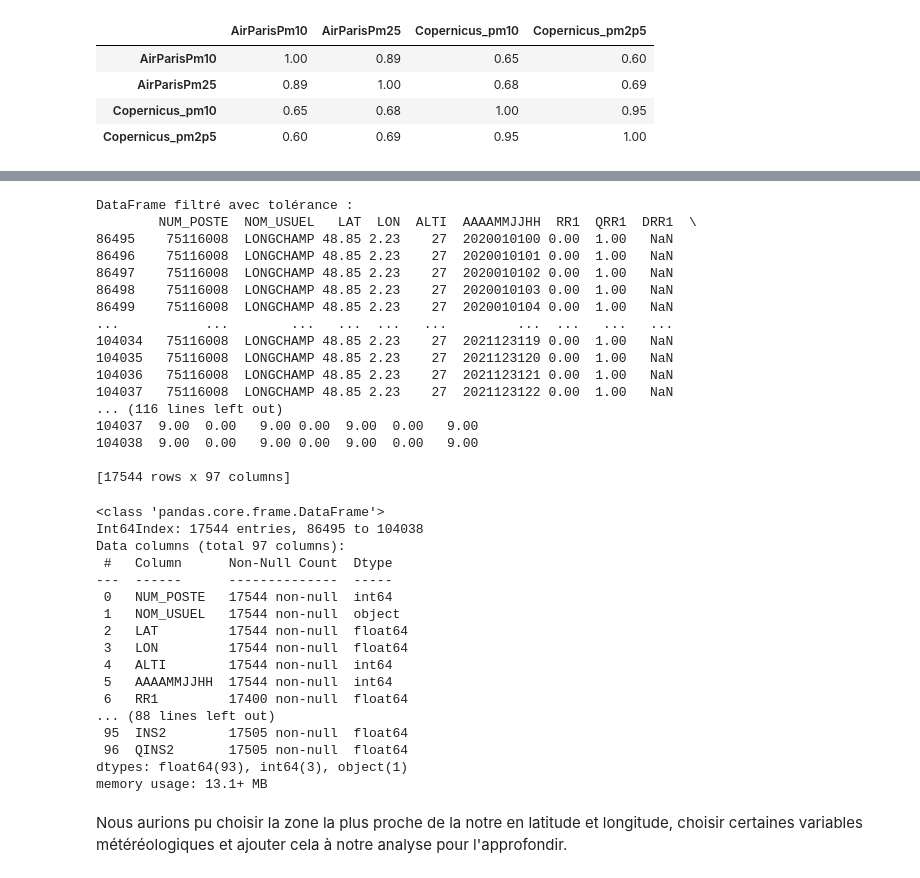
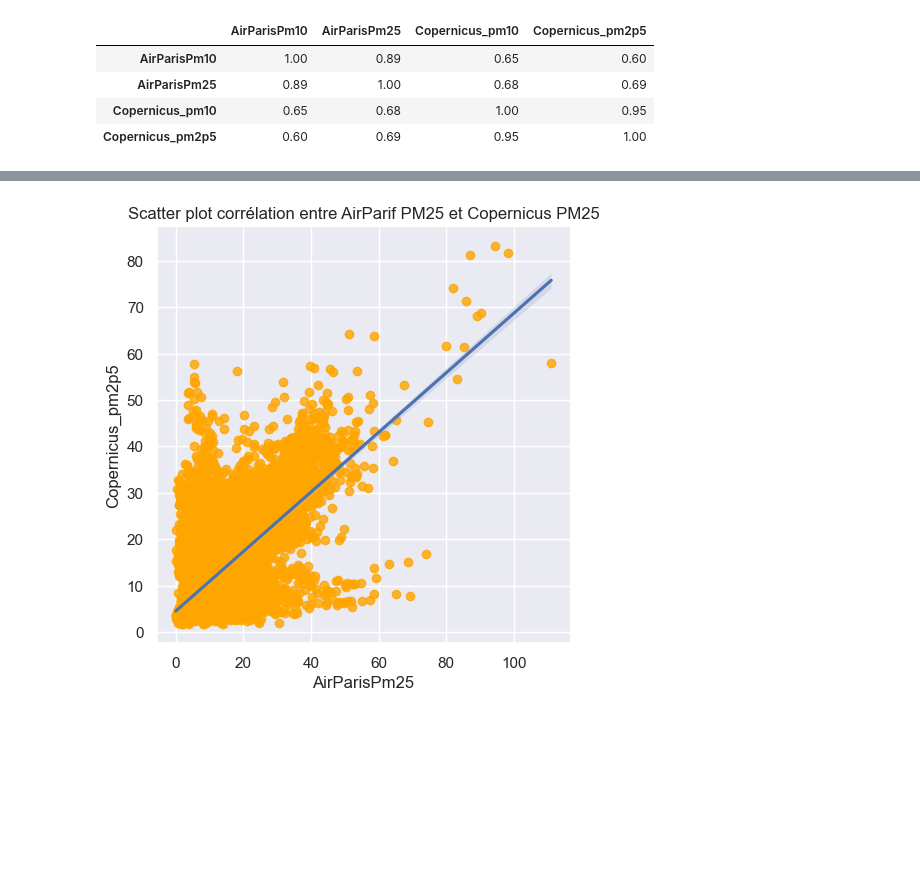
Before and after one commit to M99Zayn/Projet-Copernicus, a Jupyter notebook: Copernicus_AirParif_EDA.ipynb, the cells around one changed output, grey strips where cells are left out. Cells and saved outputs as stored; diff of their text form; code cells hidden in the pictures; blank space fills up the shorter version.

```diff
--- a/Copernicus_AirParif_EDA.ipynb
+++ b/Copernicus_AirParif_EDA.ipynb
@@ -567,47 +510,0 @@ DataFrame filtré avec tolérance :
-# %%
-lat_filtre = 2.23
-tolerance = 0.01  # Tolérance pour les comparaisons
-
-meteo = meteo.loc[meteo['LON'].between(lat_filtre - tolerance, lat_filtre + tolerance)]
-
-# Affiche le DataFrame filtré
-print("\nDataFrame filtré avec tolérance :")
-print(meteo)
-# %% [output]
-DataFrame filtré avec tolérance :
-        NUM_POSTE  NOM_USUEL   LAT  LON  ALTI  AAAAMMJJHH  RR1  QRR1  DRR1  \
-86495    75116008  LONGCHAMP 48.85 2.23    27  2020010100 0.00  1.00   NaN
-86496    75116008  LONGCHAMP 48.85 2.23    27  2020010101 0.00  1.00   NaN
-86497    75116008  LONGCHAMP 48.85 2.23    27  2020010102 0.00  1.00   NaN
-86498    75116008  LONGCHAMP 48.85 2.23    27  2020010103 0.00  1.00   NaN
-86499    75116008  LONGCHAMP 48.85 2.23    27  2020010104 0.00  1.00   NaN
-...           ...        ...   ...  ...   ...         ...  ...   ...   ...
-104034   75116008  LONGCHAMP 48.85 2.23    27  2021123119 0.00  1.00   NaN
-104035   75116008  LONGCHAMP 48.85 2.23    27  2021123120 0.00  1.00   NaN
-104036   75116008  LONGCHAMP 48.85 2.23    27  2021123121 0.00  1.00   NaN
-104037   75116008  LONGCHAMP 48.85 2.23    27  2021123122 0.00  1.00   NaN
-... (116 lines left out)
-104037  9.00  0.00   9.00 0.00  9.00  0.00   9.00
-104038  9.00  0.00   9.00 0.00  9.00  0.00   9.00
-
-[17544 rows x 97 columns]
-# %%
-meteo.info()
-# %% [output]
-<class 'pandas.core.frame.DataFrame'>
-Int64Index: 17544 entries, 86495 to 104038
-Data columns (total 97 columns):
- #   Column      Non-Null Count  Dtype
----  ------      --------------  -----
- 0   NUM_POSTE   17544 non-null  int64
- 1   NOM_USUEL   17544 non-null  object
- 2   LAT         17544 non-null  float64
- 3   LON         17544 non-null  float64
- 4   ALTI        17544 non-null  int64
- 5   AAAAMMJJHH  17544 non-null  int64
- 6   RR1         17400 non-null  float64
-... (88 lines left out)
- 95  INS2        17505 non-null  float64
- 96  QINS2       17505 non-null  float64
-dtypes: float64(93), int64(3), object(1)
-memory usage: 13.1+ MB
@@ -619,2 +511,7 @@ print(meteo_df)
-# %% [markdown]
-Nous aurions pu choisir la zone la plus proche de la notre en latitude et longitude, choisir certaines variables météréologiques et ajouter cela à notre analyse pour l'approfondir.
+# %%
+sns.lmplot(x='AirParisPm25', y='Copernicus_pm2p5', data=df_comp, scatter_kws={'color': 'orange'})
+plt.title('Scatter plot corrélation entre AirParif PM25 et Copernicus PM25')
+
+plt.show()
+# %% [output]
+[figure, added]
```
Also changed, not shown: parts of 24 cells of this notebook, 1 other file.
